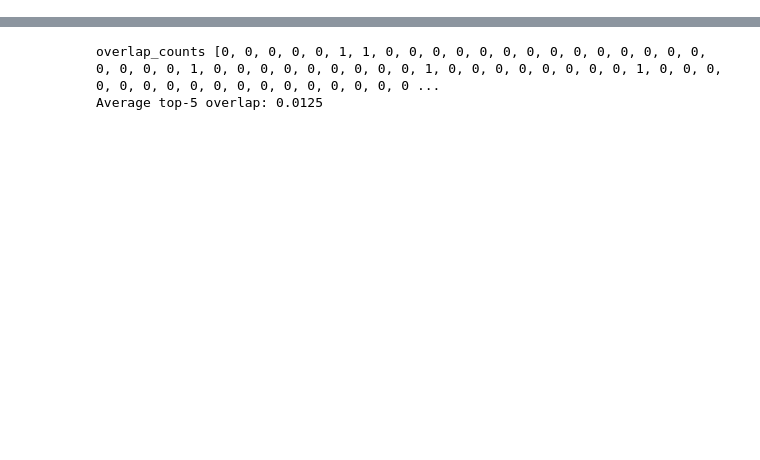
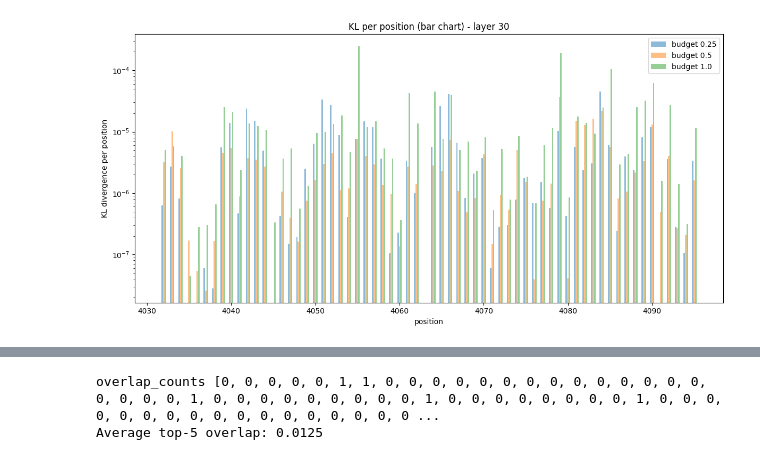
Before and after one commit to Kevin-lkw/interattn, a Jupyter notebook: llama/script/analyse_v.ipynb, the cells around one changed output, grey strips where cells are left out. Saved outputs shown, nothing was run; the diff lists cells and outputs as text; code cells hidden in the pictures; blank space fills up the shorter version.

```diff
--- a/llama/script/analyse_v.ipynb
+++ b/llama/script/analyse_v.ipynb
@@ -462,0 +620,31 @@ top1_mass 0.8616229295730591
+# %%
+import numpy as np
+import matplotlib.pyplot as plt
+import torch
+
+layer_idx = 30
+budgets = [ 0.25, 0.5, 1.0]
+
+plt.figure(figsize=(12,6))
+
+x = np.array(pos_list)  # positions
+bar_w = 0.18 * (x[1] - x[0] if len(x) > 1 else 1.0)  # 柱宽，按步长自适应
+
+for j, budget in enumerate(budgets):
+    alpha, p_alpha, p_teacher, loss = result[(layer_idx, budget)]
+    eps = 1e-12
+    logp_teacher = torch.log(p_teacher + eps)
+    loss_per_pos = (p_teacher * (logp_teacher - torch.log(p_alpha + eps))).sum(dim=-1).detach()  # [n_pos]
+    y = loss_per_pos.float().cpu().numpy()
+
+    plt.bar(x + (j - (len(budgets)-1)/2) * bar_w, y, width=bar_w, alpha=0.5, label=f"budget {budget}")
+
+plt.xlabel("position")
+plt.ylabel("KL divergence per position")
+plt.yscale("log")  # 你之前用 log，这里也保留；不需要可删
+plt.title(f"KL per position (bar chart) - layer {layer_idx}")
+plt.legend()
+plt.tight_layout()
+plt.show()
+# %% [output]
+[figure, added]
```
Also changed, not shown: parts of 25 cells of this notebook, 10 other files.
